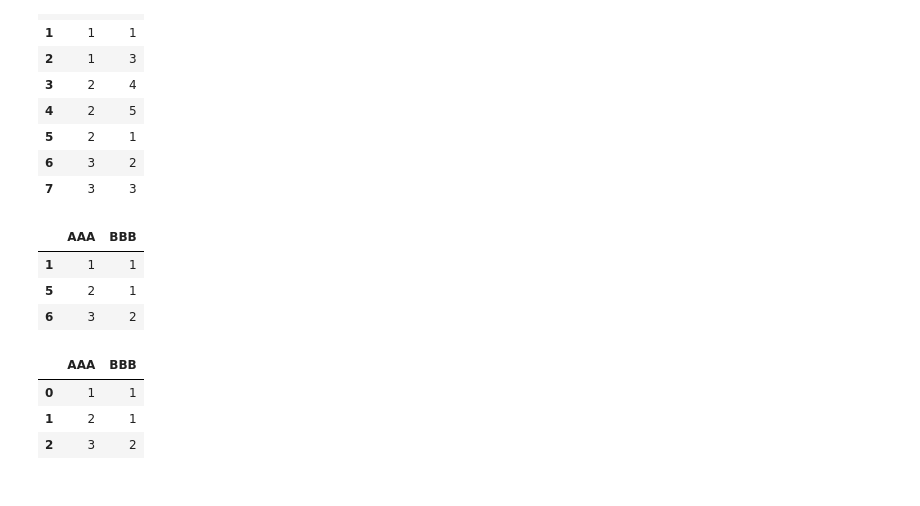
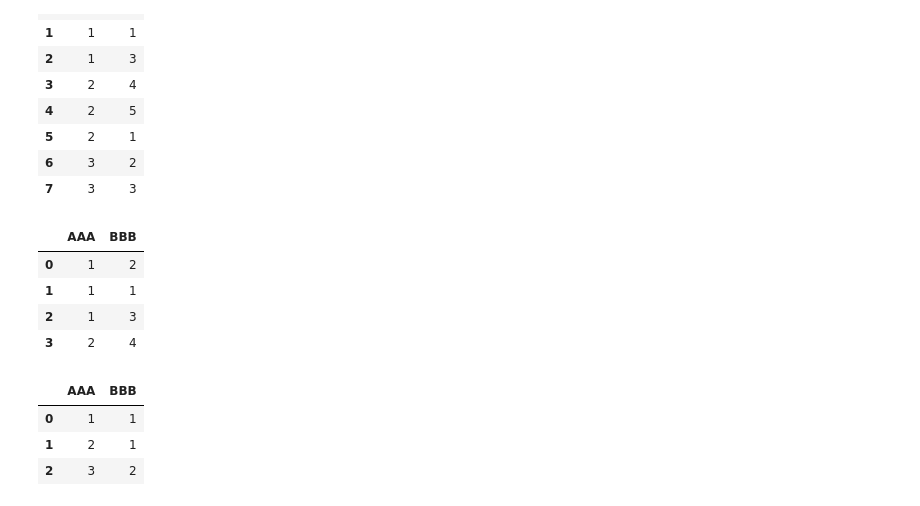
Before and after one commit to edenwzg/code, a Jupyter notebook: jupyter/COOKBOOK/Selection.ipynb, the cells around one changed output. Drawn from its saved outputs; the diff is of its cells as text; code cells hidden in the pictures.

```diff
--- a/jupyter/COOKBOOK/Selection.ipynb
+++ b/jupyter/COOKBOOK/Selection.ipynb
@@ -25,5 +46,5 @@ data = {'AAA': [4, 5, 6, 7], 'BBB': [10, 20, 30, 40], 'CCC': [100, 50, -30, -50]
 # %%
-df = pd.DataFrame(data=data, index=['foo', 'bar', 'boo', 'kar']); df
+df_d = DataFrame(data = data, index = ['foo', 'bar', 'boo', 'kar']); df_d
 # %% [output]
 |  | AAA | BBB | CCC |
 | foo | 4 | 10 | 100 |
@@ -92,6 +115,6 @@ Minor_axis axis: A to D
 # %% [markdown]
 ### New Columns
 # %%
-df = pd.DataFrame({'AAA': [1,2,1,3], 'BBB': [1,1,2,2], 'CCC': [2,1,3,1]}); df
+df4 = pd.DataFrame({'AAA': [1,2,1,3], 'BBB': [1,1,2,2], 'CCC': [2,1,3,1]}); df
 # %% [output]
 |  | AAA | BBB | CCC |
@@ -122,7 +145,7 @@ df[source_cols]
 | 2 | 1 | 2 | 3 |
 | 3 | 3 | 2 | 1 |
 # %%
-df[new_cols] = df.applymap(categories.get); df
+df4[new_cols] = df4.applymap(categories.get); df4
 # %% [output]
 |  | AAA | BBB | CCC | AAA_cat | BBB_cat | CCC_cat |
 | 0 | 1 | 1 | 2 | Alpha | Alpha | Beta |
@@ -130,7 +153,7 @@ df[new_cols] = df.applymap(categories.get); df
 | 2 | 1 | 2 | 3 | Alpha | Beta | Charlie |
 | 3 | 3 | 2 | 1 | Charlie | Beta | Alpha |
 # %%
-df = pd.DataFrame({'AAA': [1,1,1,2,2,2,3,3], 'BBB': [2,1,3,4,5,1,2,3]}); df
+df5 = pd.DataFrame({'AAA': [1,1,1,2,2,2,3,3], 'BBB': [2,1,3,4,5,1,2,3]}); df5
 # %% [output]
 |  | AAA | BBB |
 | 0 | 1 | 2 |
@@ -142,10 +165,11 @@ df = pd.DataFrame({'AAA': [1,1,1,2,2,2,3,3], 'BBB': [2,1,3,4,5,1,2,3]}); df
 | 6 | 3 | 2 |
 | 7 | 3 | 3 |
 # %%
-df.loc[df.groupby('AAA')['BBB'].idxmin()]
+df5.loc[df.groupby('AAA')['BBB'].idxmin()]
 # %% [output]
 |  | AAA | BBB |
+| 0 | 1 | 2 |
 | 1 | 1 | 1 |
-| 5 | 2 | 1 |
-| 6 | 3 | 2 |
+| 2 | 1 | 3 |
+| 3 | 2 | 4 |
 # %%
```
Also changed, not shown: parts of 55 cells of this notebook.
